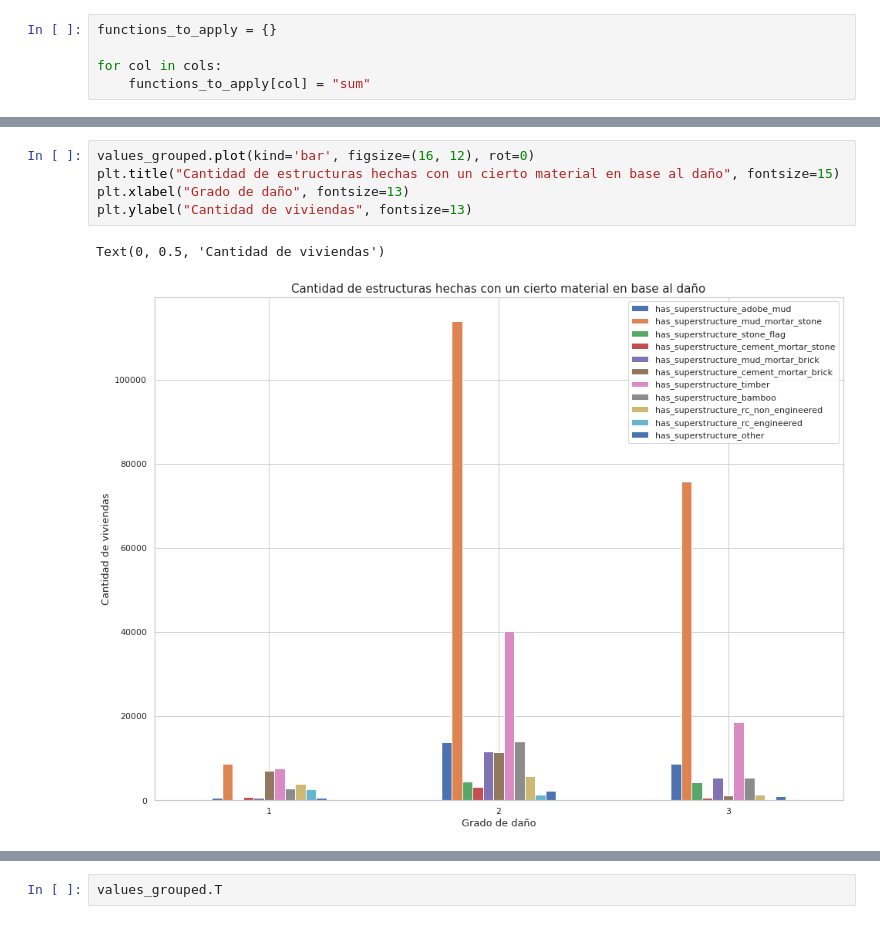
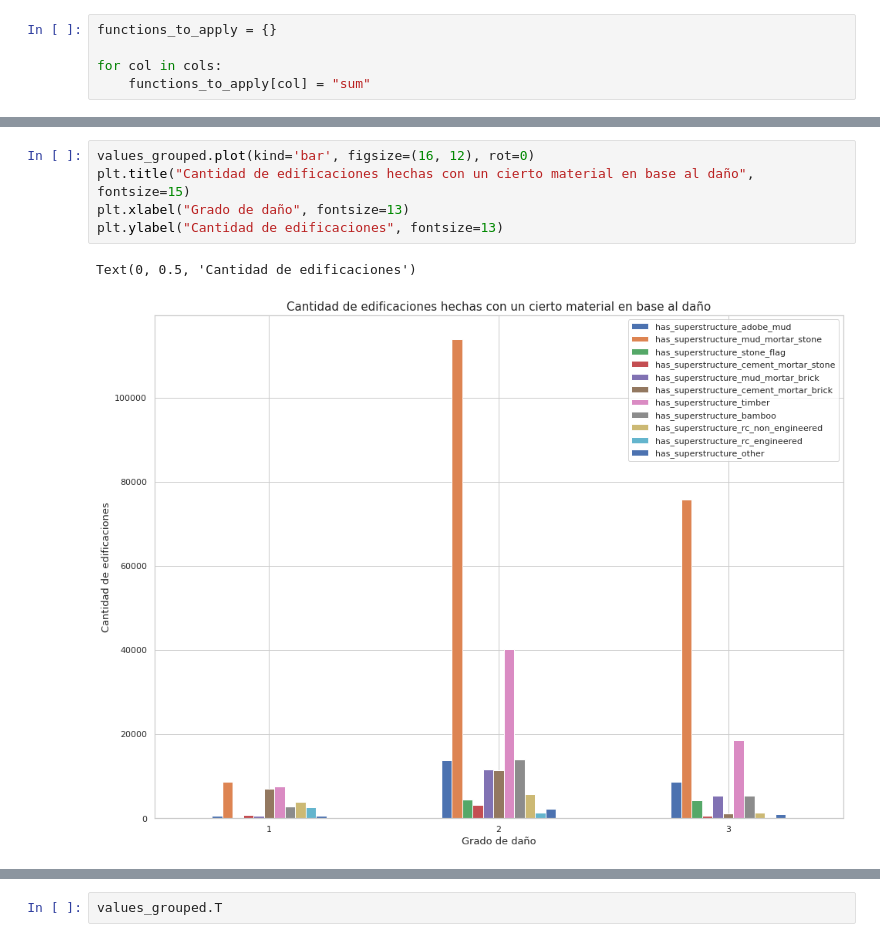
Before and after one commit to SBen-IV/TP-OrgaDeDatos, a Jupyter notebook: TP1/has_superstructure.ipynb, the cells around one changed output, grey strips where cells are left out. Drawn from its saved outputs; the diff is of its cells as text.

```diff
--- a/TP1/has_superstructure.ipynb
+++ b/TP1/has_superstructure.ipynb
@@ -133,11 +133,11 @@ values_grouped
 | 3 | 8605 | 75854 | 4231 | 675 | ... |
 # %%
 values_grouped.plot(kind='bar', figsize=(16, 12), rot=0)
-plt.title("Cantidad de estructuras hechas con un cierto material en base al daño", fontsize=15)
+plt.title("Cantidad de edificaciones hechas con un cierto material en base al daño", fontsize=15)
 plt.xlabel("Grado de daño", fontsize=13)
-plt.ylabel("Cantidad de viviendas", fontsize=13)
+plt.ylabel("Cantidad de edificaciones", fontsize=13)
 # %% [output]
-Text(0, 0.5, 'Cantidad de viviendas')
+Text(0, 0.5, 'Cantidad de edificaciones')
-[figure, old version]
+[figure, new version]
 # %%
 values_grouped.plot(kind='bar', figsize=(12, 10), ylim=[0, 20000], rot=0)
```
Also changed, not shown: parts of 22 cells of this notebook, 2 other files.
